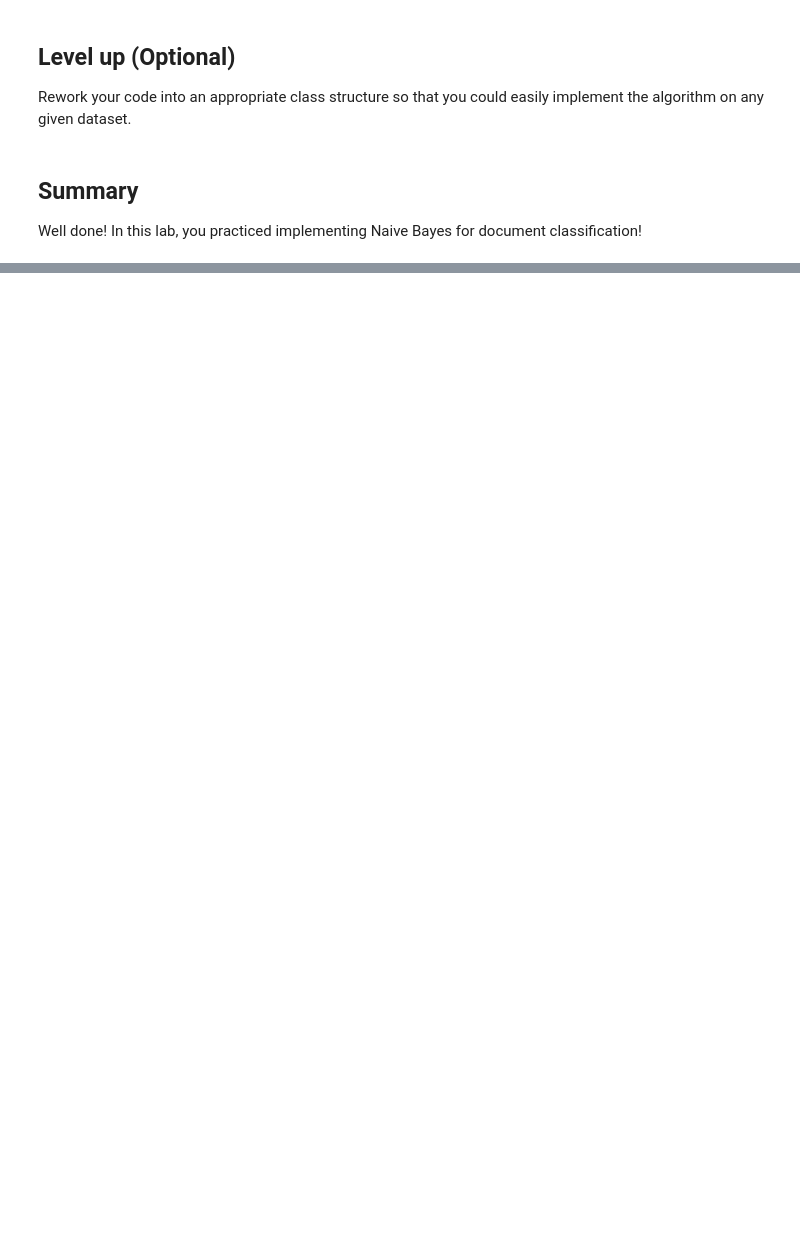
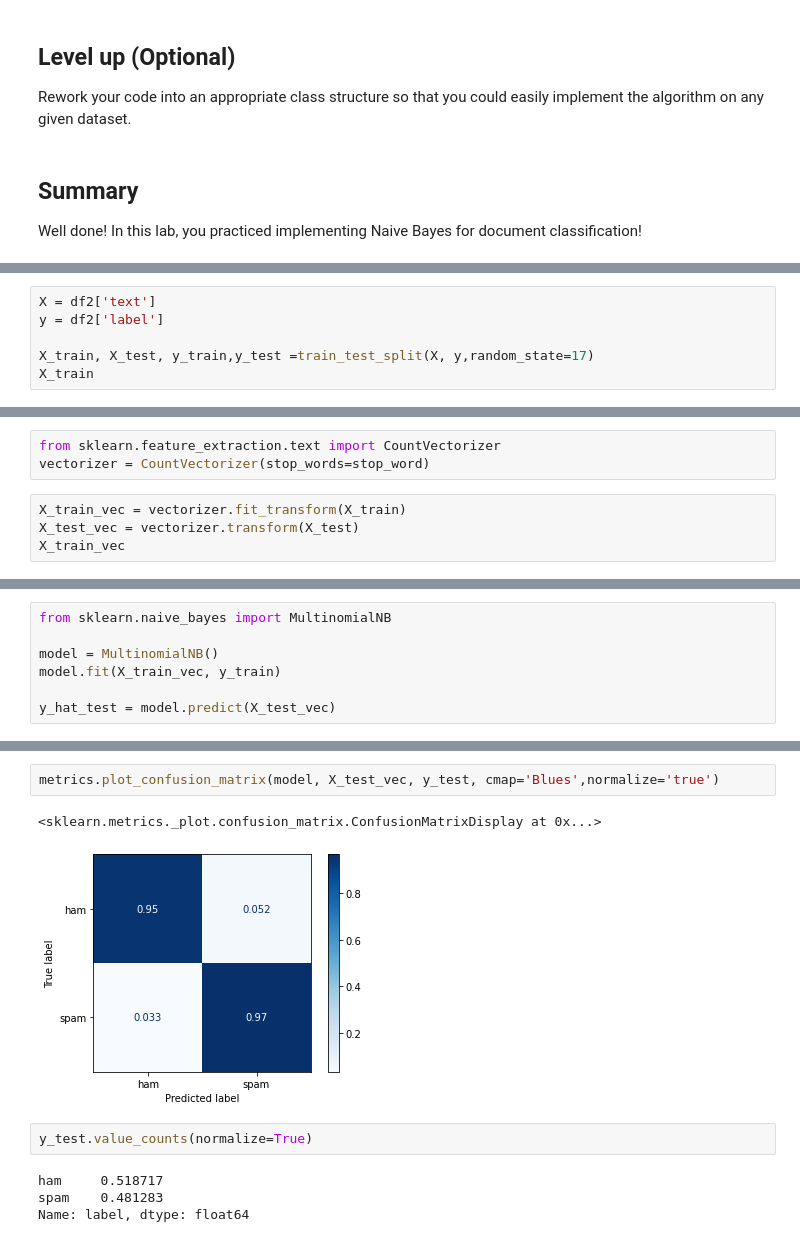
Before and after one commit to jirvingphd/fsds_pt_100719_cohort_notes, a Jupyter notebook: labs_from_class/sect_28_bayesian_classification/document_classification_lab/document_classification_bayes_OOP_SG.ipynb, the cells around one changed output, grey strips where cells are left out. Drawn from its saved outputs; the diff is of its cells as text; blank space fills up the shorter version.

```diff
--- a/labs_from_class/sect_28_bayesian_classification/document_classification_lab/document_classification_bayes_OOP_SG.ipynb
+++ b/labs_from_class/sect_28_bayesian_classification/document_classification_lab/document_classification_bayes_OOP_SG.ipynb
@@ -75,0 +288,6 @@ Well done! In this lab, you practiced implementing Naive Bayes for document clas
+# %%
+X = df2['text']
+y = df2['label']
+
+X_train, X_test, y_train,y_test =train_test_split(X, y,random_state=17)
+X_train
@@ -75,0 +307,7 @@ Well done! In this lab, you practiced implementing Naive Bayes for document clas
+# %%
+from sklearn.feature_extraction.text import CountVectorizer
+vectorizer = CountVectorizer(stop_words=stop_word)
+# %%
+X_train_vec = vectorizer.fit_transform(X_train)
+X_test_vec = vectorizer.transform(X_test)
+X_train_vec
@@ -75,0 +323,7 @@ Well done! In this lab, you practiced implementing Naive Bayes for document clas
+# %%
+from sklearn.naive_bayes import MultinomialNB
+
+model = MultinomialNB()
+model.fit(X_train_vec, y_train)
+
+y_hat_test = model.predict(X_test_vec)
@@ -75,0 +341,11 @@ Well done! In this lab, you practiced implementing Naive Bayes for document clas
+# %%
+metrics.plot_confusion_matrix(model, X_test_vec, y_test, cmap='Blues',normalize='true')
+# %% [output]
+<sklearn.metrics._plot.confusion_matrix.ConfusionMatrixDisplay at 0x...>
+[figure, added]
+# %%
+y_test.value_counts(normalize=True)
+# %% [output]
+ham     0.518717
+spam    0.481283
+Name: label, dtype: float64
```
Also changed, not shown: parts of 30 cells of this notebook, 6 other files.
